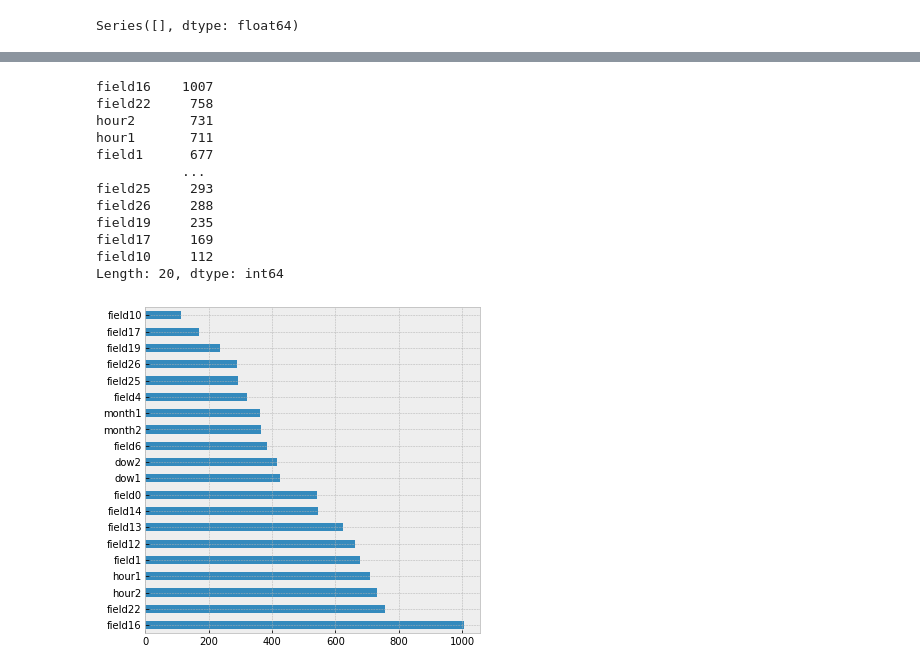
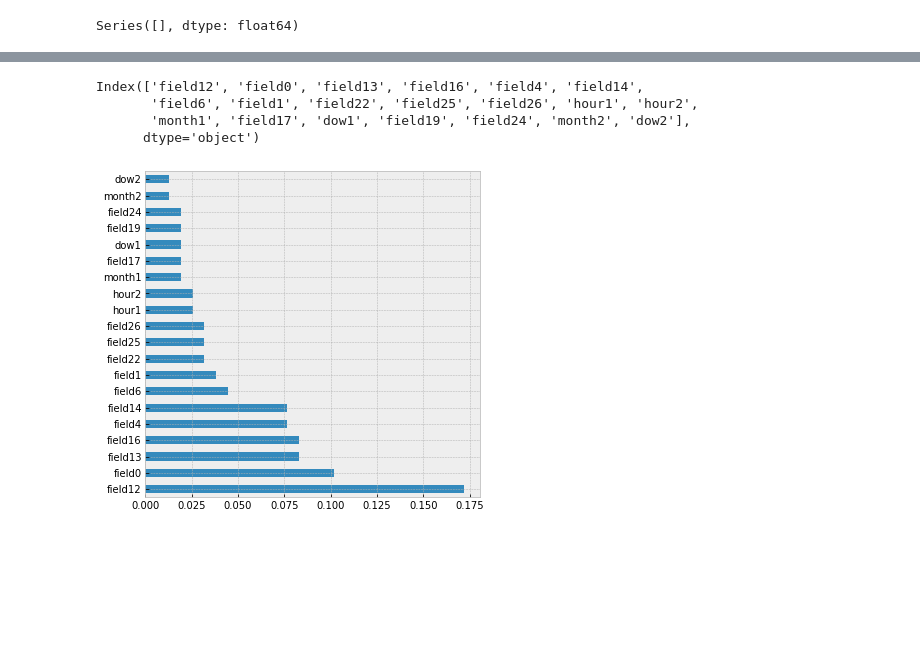
Before and after one commit to andygoosh/OneTwoTrip-Contest, a Jupyter notebook: workinprogress.ipynb, the cells around one changed output, grey strips where cells are left out. Drawn from its saved outputs; the diff is of its cells as text; code cells hidden in the pictures; blank space fills up the shorter version.

```diff
--- a/workinprogress.ipynb
+++ b/workinprogress.ipynb
@@ -65,10 +125,33 @@ df_train
+# %%
+def add_neighbors(X_train, X_cv=None, n_neighbors=5):
+  neigh = skl.neighbors.NearestNeighbors(n_neighbors, n_jobs=-1)
+  neigh.fit(X_train)
+
+  def add_neughbors_inner( X, neigh ):
+    X = X.copy()
+    dists, _ = neigh.kneighbors(X, n_neighbors=n_neighbors, return_distance=True)
+    mean_dist = dists.mean(axis=1)
+    max_dist = dists.max(axis=1)
+    #min_dist = dists.min(axis=1)
+
+    X['K-mean'] = mean_dist.reshape(-1, 1)
+    X['K-max'] = max_dist.reshape(-1, 1)
+    #X['K-min'] = min_dist.reshape(-1, 1)
+
+    return X
+
+  X_train = add_neughbors_inner(X_train, neigh)
+  if X_cv is not None:
+      X_cv = add_neughbors_inner(X_cv, neigh)
+
+  return X_train, X_cv, neigh
 # %%
-def prepare_data():
+def prepare_data( data ):
 
-  X = df_train.copy()
-  y = X[['goal1']]
+  X = data.copy()
+  y = []
 
-  FTS = list(filter(lambda x: 'field' in x, df_train.columns))
+  FTS = list(filter(lambda x: 'field' in x, data.columns))
   X = X[FTS]
 
   columns={'field11': 'hour1',
@@ -78,9 +161,11 @@ def prepare_data():
            'field18': 'dow1',
            'field20': 'dow2'
   }
-
   X.rename(columns=columns, inplace=True)
 
+  if  'goal1' in data.columns:
+      y = data[['goal1']]
+
   return X, y
 # %%
 X, y = prepare_data()
@@ -144,7 +217,7 @@ def fit_estimate( X, y, model_generator, n_folds = 5, n_neighbors=0, degree=0):
 
   folds = list(skl.model_selection.KFold(n_splits=n_folds, shuffle=True, random_state=RS).split(X, y))
   for j, (train_idx, val_idx) in enumerate(folds):
-    print('.', end='')
+    print('[{:}/{:}]'.format(j+1,n_folds) , end='')
 
     X_train, X_cv = X.iloc[train_idx], X.iloc[val_idx]
     y_train, y_cv = y.iloc[train_idx], y.iloc[val_idx]
@@ -158,7 +231,7 @@ def fit_estimate( X, y, model_generator, n_folds = 5, n_neighbors=0, degree=0):
       neighbs.append(neigh)
 
     model = model_generator()
-    model.fit(X_train, y_train)
+    model.fit(X_train, y_train.values.ravel())
 
     y_pred_cv = model.predict_proba(X_cv)
     y_hotted = pd.DataFrame(keras.utils.to_categorical(y_cv), index=y_cv.index)
@@ -215,18 +317,10 @@ LGBMClassifier CV: 0.6595 ± 0.0052.
 # %%
-feat_importances = pd.Series(lgbm.feature_importances_, index=X.columns)
+feat_importances = pd.Series(model.feature_importances_, index=X.columns)
 feat_importances.nlargest(20).plot(kind='barh')
-feat_importances.nlargest(20)
+print(feat_importances.nlargest(20).index)
 # %% [output]
-field16    1007
-field22     758
-hour2       731
-hour1       711
-field1      677
-           ...
-field25     293
-field26     288
-field19     235
-field17     169
-field10     112
-Length: 20, dtype: int64
+Index(['field12', 'field0', 'field13', 'field16', 'field4', 'field14',
+       'field6', 'field1', 'field22', 'field25', 'field26', 'hour1', 'hour2',
+       'month1', 'field17', 'dow1', 'field19', 'field24', 'month2', 'dow2'],
+      dtype='object')
-[figure, old version]
+[figure, new version]
```
Also changed, not shown: parts of 13 cells of this notebook.
